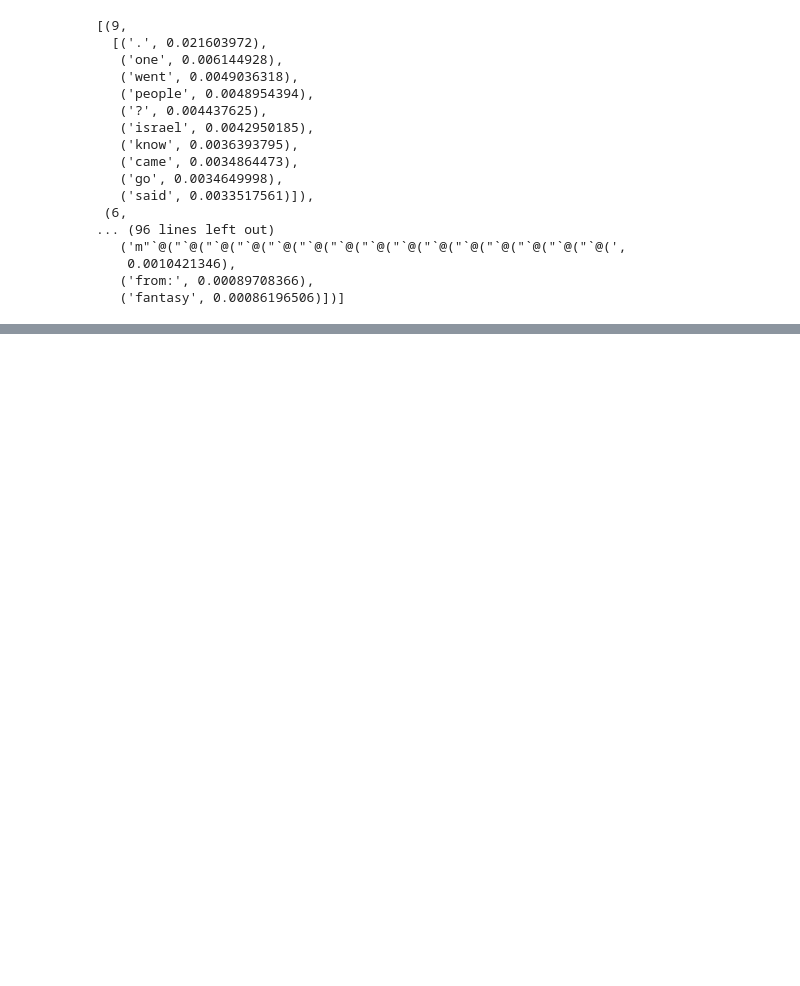
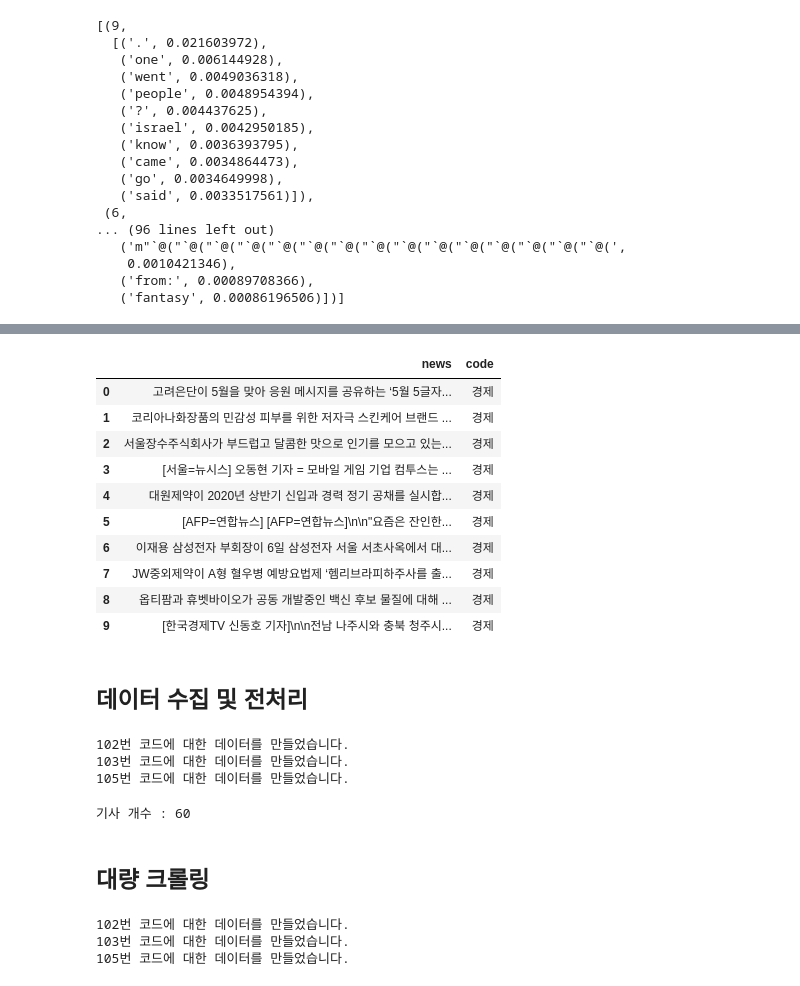
Before and after one commit to MarigoldJ/ygl2, a Jupyter notebook: class/20210615_nlp_day4.ipynb, the cells around one changed output, grey strips where cells are left out. Drawn from its saved outputs; the diff is of its cells as text; code cells hidden in the pictures; blank space fills up the shorter version.

```diff
--- a/class/20210615_nlp_day4.ipynb
+++ b/class/20210615_nlp_day4.ipynb
@@ -318,0 +465,22 @@ pprint.pprint(lda_model.show_topics(formatted=False))
+# %%
+def make_urllist(page_num, code, date):
+    urllist = []
+    for i in range(1, page_num+1):
+        url = f'https://news.naver.com/main/list.nhn?mode=LSD&mid=sec&sid1={code}&date={date}&page={i}'
+        headers = {'User-Agent': 'Mozilla/5.0 (X11; Linux x86_64) AppleWebKit/537.36 (KHTML, like Gecko) Chrome/54.0.2840.90 Safari/537.36'}
+        news = requests.get(url, headers=headers)
+
+        soup = BeautifulSoup(news.content, 'html.parser')
+
+        # 1 -> 20개
+        news_list = soup.select('.newsflash_body > .type06_headline > li > dl')
+        # 2 -> 20개
+        news_list.extend(soup.select('.newsflash_body > .type06_headline > li > dl'))
+
+        for line in news_list:
+            urllist.append(line.a.get('href'))
+
+    return urllist
+# %%
+url_list = make_urllist(2, 101, 20200506)
+print('뉴스 기사의 개수 :', len(url_list))
@@ -318,0 +497,37 @@ pprint.pprint(lda_model.show_topics(formatted=False))
+# %%
+idx2word = {'101': '경제', '102': '사회', '103': '생활/문화', '105': 'IT/과학'}
+# %%
+from newspaper import Article
+
+# 데이터프레임을 생성하는 함수
+def make_data(urllist, code):
+
+    # 각 url마다 기사 내용을 불러온 뒤, text_list에 순서대로 저장
+    text_list = []
+    for url in urllist:
+        article = Article(url, language='ko')
+        article.download()
+        article.parse()
+        text_list.append(article.text)
+
+    df = pd.DataFrame({'news': text_list})
+    df['code'] = idx2word[str(code)]
+
+    return df
+# %%
+data = make_data(url_list, 101)
+data[:10]
+# %% [output]
+|  | news | code |
+| 0 | 고려은단이 5월을 맞아 응원 메시지를 공유하는 ‘5월 5글자... | 경제 |
+| 1 | 코리아나화장품의 민감성 피부를 위한 저자극 스킨케어 브랜드 ... | 경제 |
+| 2 | 서울장수주식회사가 부드럽고 달콤한 맛으로 인기를 모으고 있는... | 경제 |
+| 3 | [서울=뉴시스] 오동현 기자 = 모바일 게임 기업 컴투스는 ... | 경제 |
+| 4 | 대원제약이 2020년 상반기 신입과 경력 정기 공채를 실시합... | 경제 |
+| 5 | [AFP=연합뉴스] [AFP=연합뉴스]\n\n"요즘은 잔인한... | 경제 |
+| 6 | 이재용 삼성전자 부회장이 6일 삼성전자 서울 서초사옥에서 대... | 경제 |
+| 7 | JW중외제약이 A형 혈우병 예방요법제 ‘헴리브라피하주사를 출... | 경제 |
+| 8 | 옵티팜과 휴벳바이오가 공동 개발중인 백신 후보 물질에 대해 ... | 경제 |
+| 9 | [한국경제TV 신동호 기자]\n\n전남 나주시와 충북 청주시... | 경제 |
+# %% [markdown]
+## 데이터 수집 및 전처리
@@ -318,0 +560,20 @@ pprint.pprint(lda_model.show_topics(formatted=False))
+# %%
+df = make_total_data(1, code_list, 20200506)
+# %% [output]
+102번 코드에 대한 데이터를 만들었습니다.
+103번 코드에 대한 데이터를 만들었습니다.
+105번 코드에 대한 데이터를 만들었습니다.
+# %%
+print('기사 개수 :', len(df))
+# %% [output]
+기사 개수 : 60
+# %% [markdown]
+## 대량 크롤링
+# %%
+df = make_total_data(100, code_list, 20200506)  # 약 1시간 걸림
+# 기사 일자를 바꿔보면서 데이터를 모으면 더욱 다양한 데이터를 얻을 수 있음
+# 위에서 크롤링한거에 100배 분량이 크롤링됨.
+# %% [output]
+102번 코드에 대한 데이터를 만들었습니다.
+103번 코드에 대한 데이터를 만들었습니다.
+105번 코드에 대한 데이터를 만들었습니다.
```
Also changed, not shown: parts of 22 cells of this notebook.
